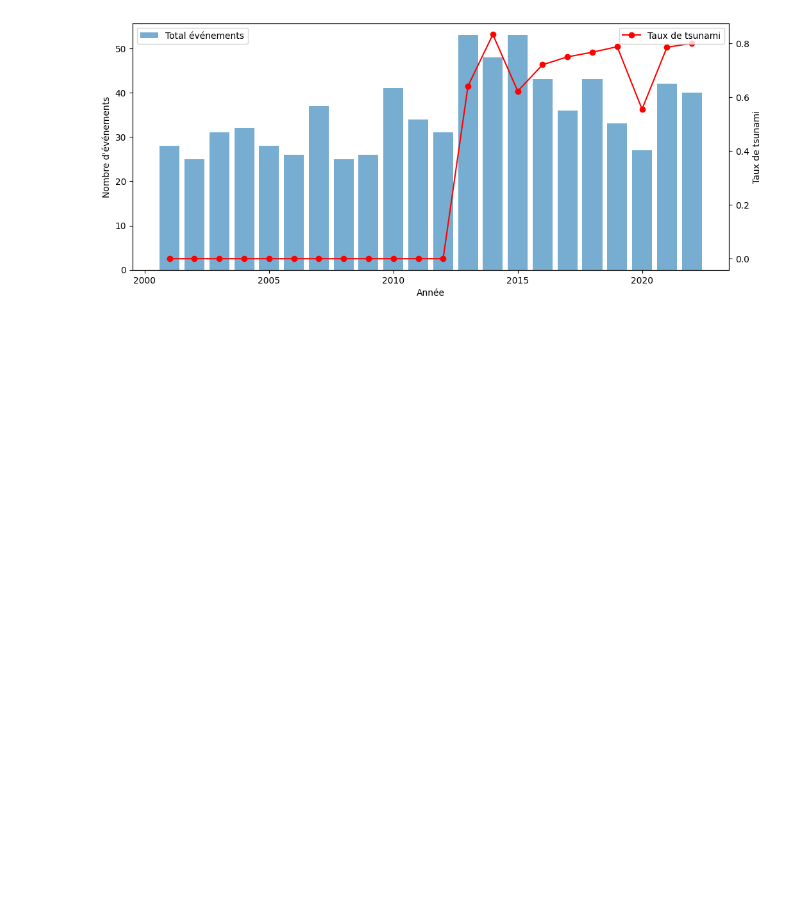
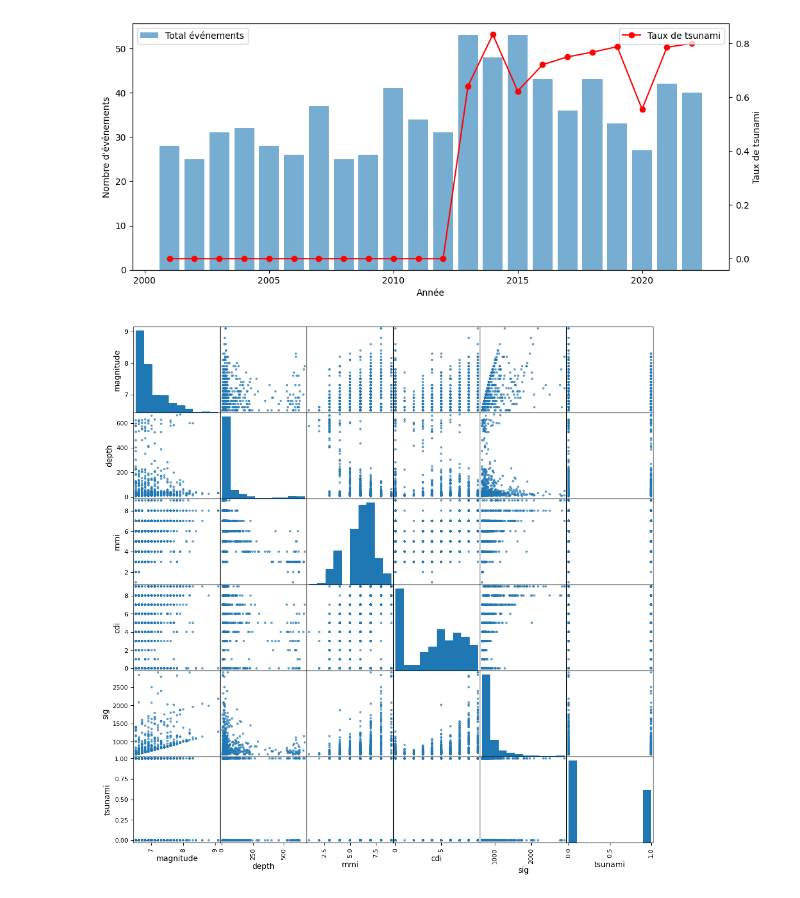
Before and after one commit to ayoub1999hannachi/earthquake-tsunami, a Jupyter notebook: notebooks/earthquake-tsunami.ipynb, the cells around one changed output. Saved outputs shown, nothing was run; the diff lists cells and outputs as text; code cells hidden in the pictures; blank space fills up the shorter version.

```diff
--- a/notebooks/earthquake-tsunami.ipynb
+++ b/notebooks/earthquake-tsunami.ipynb
@@ -151,3 +151,10 @@ if 'Year' in df.columns:
     ax2.legend(loc='upper right')
 # %% [output]
 [figure]
+# %%
+selected = ['magnitude','depth','mmi','cdi','sig', TARGET]
+available = [c for c in selected if c in df.columns]
+if len(available) >= 3:
+    fig = scatter_matrix(df[available], alpha=0.7, figsize=(12,12), diagonal='hist')
+# %% [output]
+[figure, added]
```
Also changed, not shown: parts of 2 cells of this notebook.
